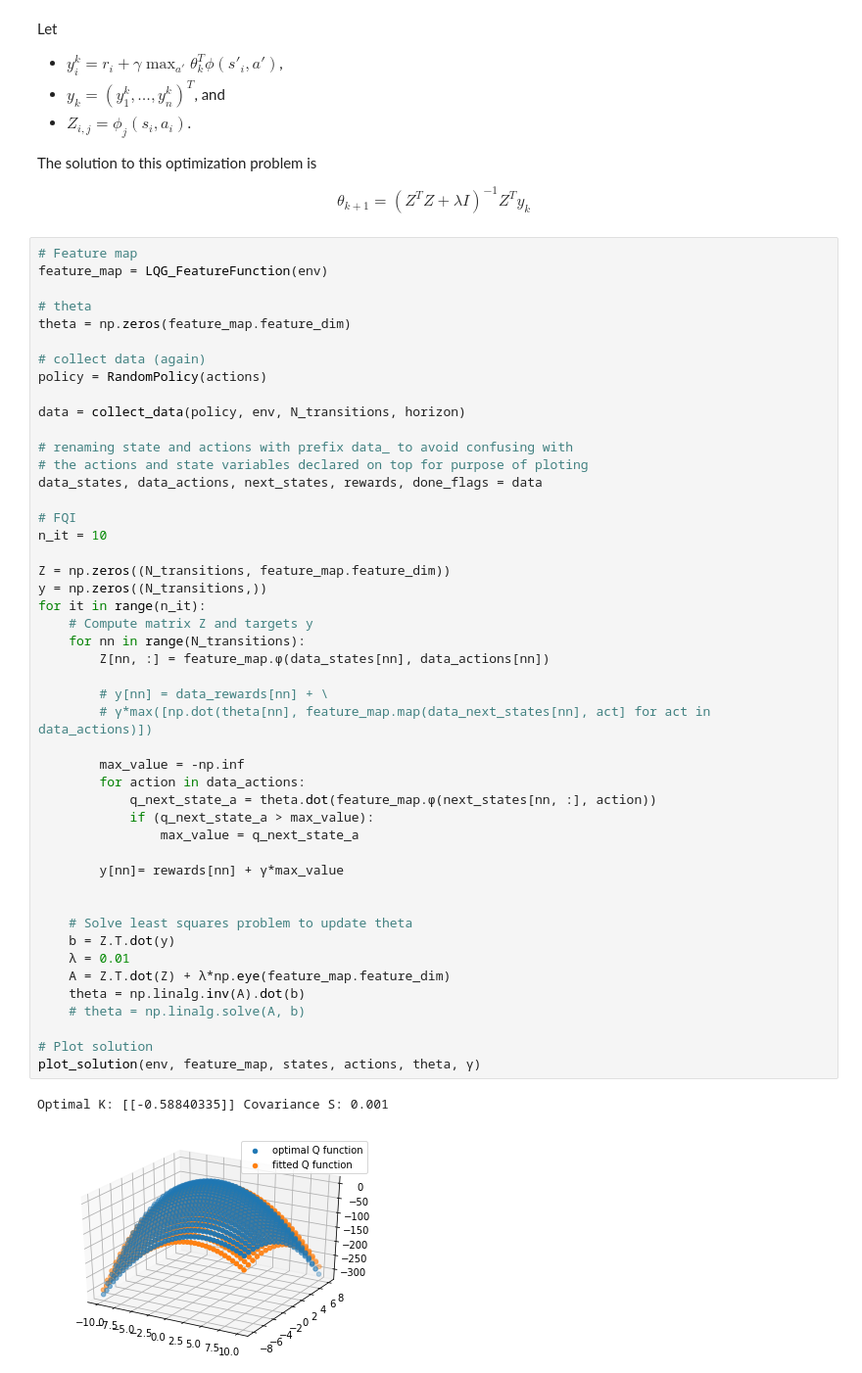
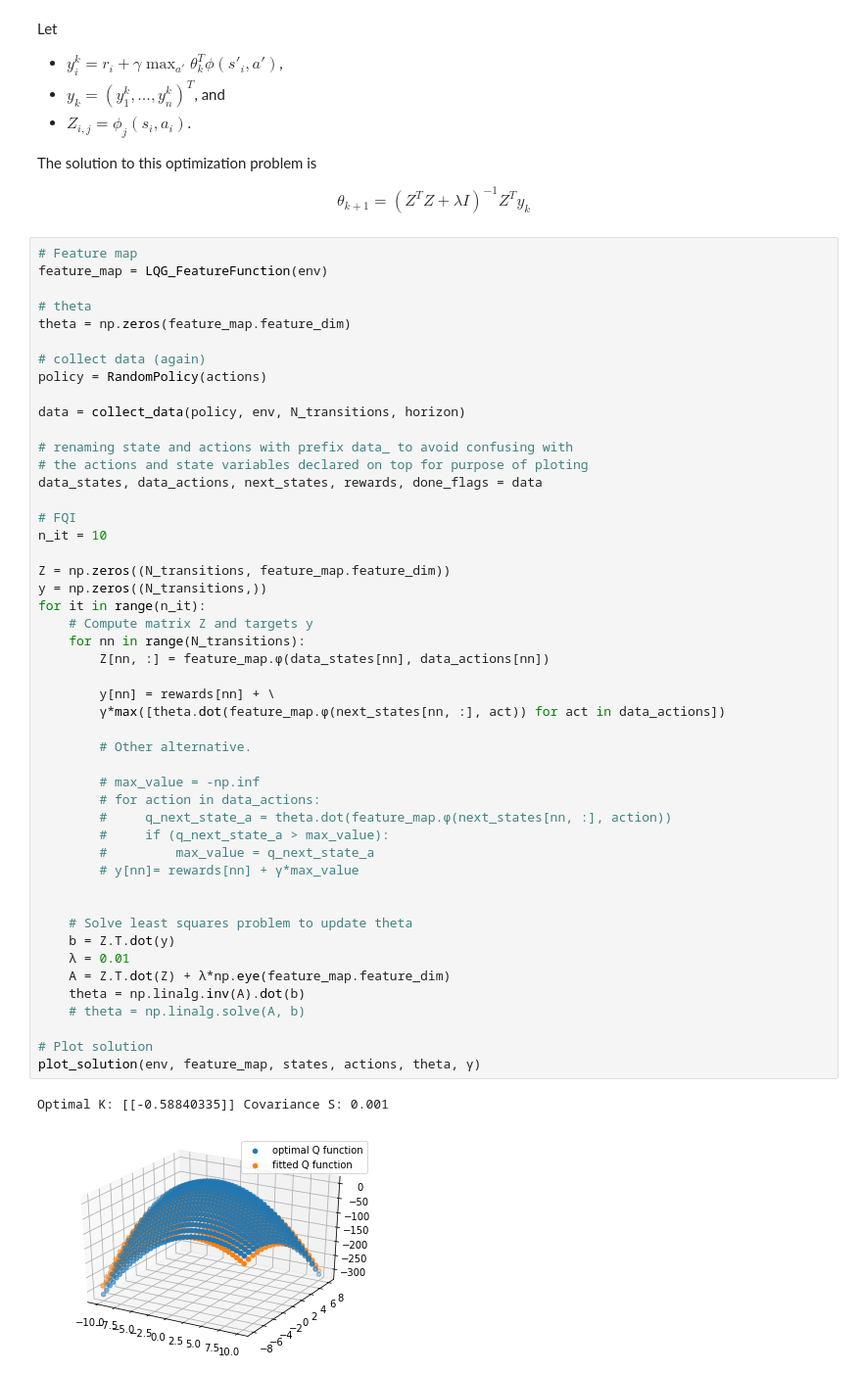
Before and after one commit to Kabongosalomon/Introduction-RL, a Jupyter notebook: Session 03/Fitted_Q_Iteration.ipynb, the cells around one changed output. Shown: that part at 98% size. Cells and saved outputs as stored; diff of their text form.

```diff
--- a/Session 03/Fitted_Q_Iteration.ipynb
+++ b/Session 03/Fitted_Q_Iteration.ipynb
@@ -234,42 +234,43 @@ data = collect_data(policy, env, N_transitions, horizon)
 
 # renaming state and actions with prefix data_ to avoid confusing with
 # the actions and state variables declared on top for purpose of ploting
 data_states, data_actions, next_states, rewards, done_flags = data
 
 # FQI
 n_it = 10
 
 Z = np.zeros((N_transitions, feature_map.feature_dim))
 y = np.zeros((N_transitions,))
 for it in range(n_it):
     # Compute matrix Z and targets y
     for nn in range(N_transitions):
         Z[nn, :] = feature_map.ϕ(data_states[nn], data_actions[nn])
 
-        # y[nn] = data_rewards[nn] + \
-        # γ*max([np.dot(theta[nn], feature_map.map(data_next_states[nn], act] for act in data_actions)])
+        y[nn] = rewards[nn] + \
+        γ*max([theta.dot(feature_map.ϕ(next_states[nn, :], act)) for act in data_actions])
 
-        max_value = -np.inf
-        for action in data_actions:
-            q_next_state_a = theta.dot(feature_map.ϕ(next_states[nn, :], action))
-            if (q_next_state_a > max_value):
-                max_value = q_next_state_a
+        # Other alternative.
 
-        y[nn]= rewards[nn] + γ*max_value
+        # max_value = -np.inf
+        # for action in data_actions:
+        #     q_next_state_a = theta.dot(feature_map.ϕ(next_states[nn, :], action))
+        #     if (q_next_state_a > max_value):
+        #         max_value = q_next_state_a
+        # y[nn]= rewards[nn] + γ*max_value
 
 
     # Solve least squares problem to update theta
     b = Z.T.dot(y)
     λ = 0.01
     A = Z.T.dot(Z) + λ*np.eye(feature_map.feature_dim)
     theta = np.linalg.inv(A).dot(b)
     # theta = np.linalg.solve(A, b)
 
 # Plot solution
 plot_solution(env, feature_map, states, actions, theta, γ)
 # %% [output]
 Optimal K: [[-0.58840335]] Covariance S: 0.001
-[figure, old version]
+[figure, new version]
 # %% [markdown]
 # Step 4: Execute the policy
 
```
Also changed, not shown: parts of 2 cells of this notebook.
